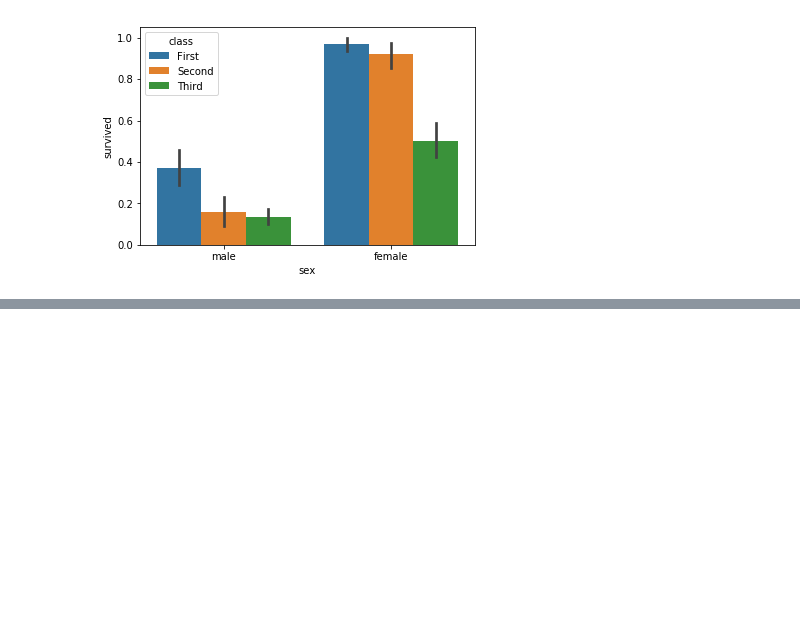
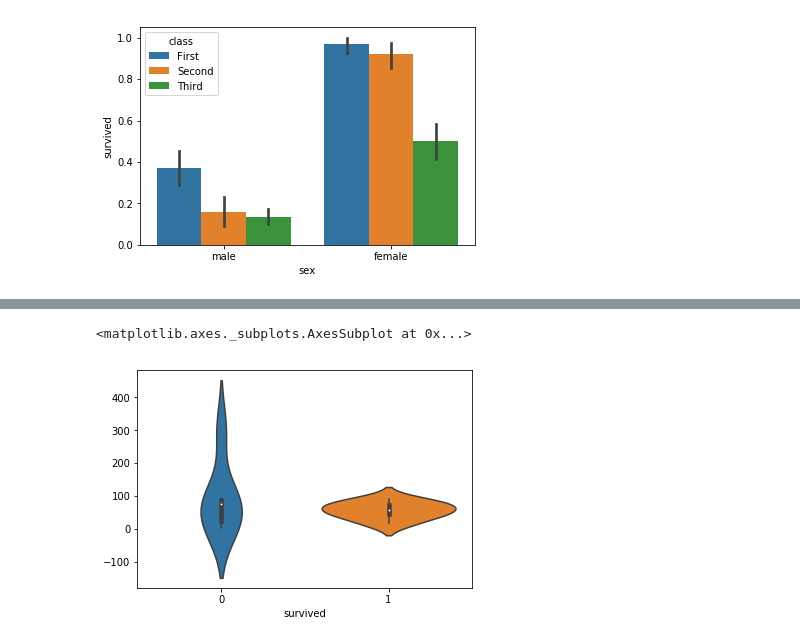
Before and after one commit to yao6899/ML100Days, a Jupyter notebook: homework/Day_021_HW.ipynb, the cells around one changed output, grey strips where cells are left out. Cells and saved outputs as stored; diff of their text form; code cells hidden in the pictures; blank space fills up the shorter version.

```diff
--- a/homework/Day_021_HW.ipynb
+++ b/homework/Day_021_HW.ipynb
@@ -111,0 +139,5 @@ NameError: name 'survived' is not defined
+# %%
+sns.violinplot(data=survived_counts)
+# %% [output]
+<matplotlib.axes._subplots.AxesSubplot at 0x...>
+[figure, added]
```
Also changed, not shown: parts of 13 cells of this notebook.
